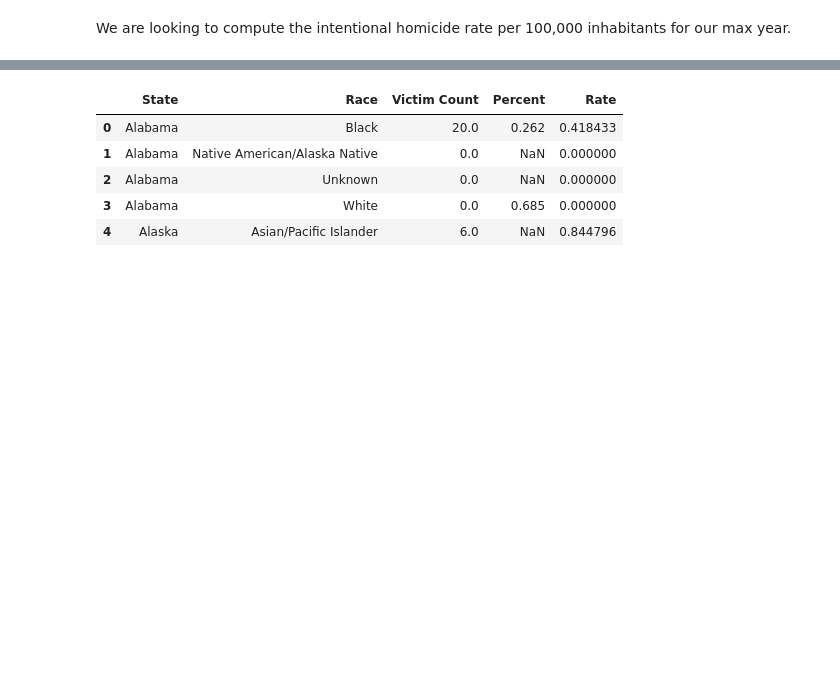
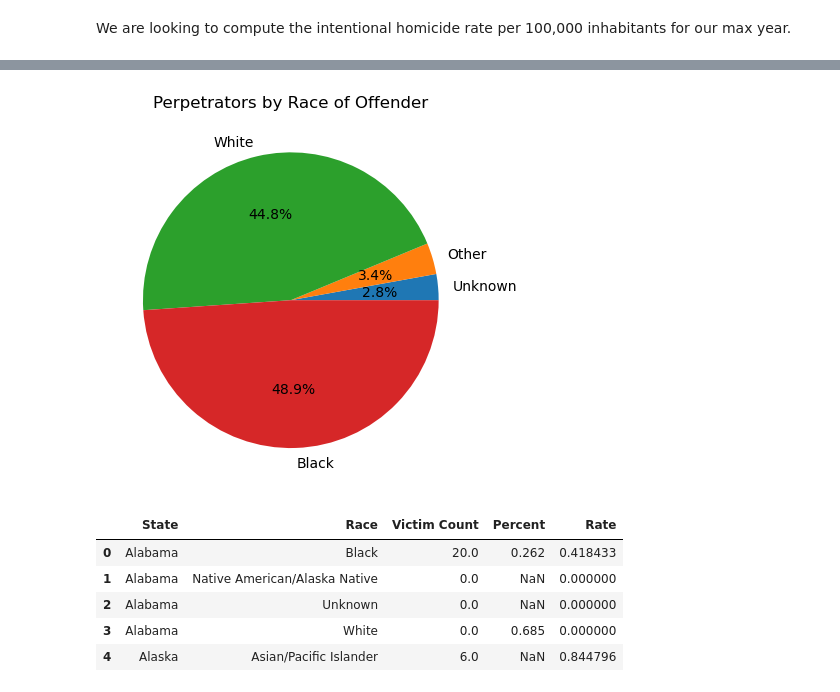
Before and after one commit to dbabbitt/StatsByCountry, a Jupyter notebook: ipynb/Homicide by Race.ipynb, the cells around one changed output, grey strips where cells are left out. Saved outputs shown, nothing was run; the diff lists cells and outputs as text; code cells hidden in the pictures; blank space fills up the shorter version.

```diff
--- a/ipynb/Homicide by Race.ipynb
+++ b/ipynb/Homicide by Race.ipynb
@@ -591,0 +98,25 @@ country_pop_df.head(5).T.head(5).T
+# %%
+
+# FBI Expanded Homicide Data Table 6 Murder
+# Race, Sex, and Ethnicity of Victim by Race, Sex, and Ethnicity of Offender, 2019
+if s.pickle_exists('us_perps_df'):
+    us_perps_df = s.load_object('us_perps_df')
+else:
+    file_path = '../data/xlsx/expanded-homicide-data-table-6.xlsx'
+    import os.path as osp
+    if osp.exists(file_path):
+        import pandas as pd
+        us_perps_df = pd.read_excel(file_path)
+        columns_list = []
+        import re
+        for column_dict in us_perps_df.iloc[3:5].T.fillna(method='ffill').T.fillna(method='ffill').to_dict().values():
+            column_tuple = tuple(column_dict.values())
+            prefix = re.sub(r'\s+', '_', column_tuple[0].strip())
+            suffix = re.sub(r'\s+', '_', column_tuple[1].strip())
+            if (prefix == suffix): columns_list.append(prefix)
+            else: columns_list.append(prefix + '_' + suffix.replace('1', ''))
+        us_perps_df.columns = columns_list
+        us_perps_df = us_perps_df.iloc[5:9].set_index('Race_of_victim').apply(pd.to_numeric, errors='coerce').astype(int)
+        us_perps_df.index = us_perps_df.index.map(lambda x: re.sub(r'\s+', '_', str(x).replace('1', '').strip()))
+        s.store_objects(us_perps_df=us_perps_df)
+us_perps_df.T
@@ -592,2 +168,20 @@ country_pop_df.head(5).T.head(5).T
+# %%
+
+# Values for the pie chart
+unknown_perps = us_perps_df.Race_of_offender_Unknown.sum()
+other_perps = us_perps_df.Race_of_offender_Other.sum()
+white_perps = us_perps_df.Race_of_offender_White.sum()
+black_perps = us_perps_df.Race_of_offender_Black_or_African_American.sum()
+
+# Labels for the pie chart
+labels = ['Unknown', 'Other', 'White', 'Black']
+sizes = [unknown_perps, other_perps, white_perps, black_perps]
+
+# Plot the pie chart
+import matplotlib.pyplot as plt
+plt.pie(sizes, labels=labels, autopct='%1.1f%%')
+plt.title('Perpetrators by Race of Offender');
+# %% [output]
+[figure, added]
 # %%
 
```
Also changed, not shown: parts of 54 cells of this notebook, 11 other files.
